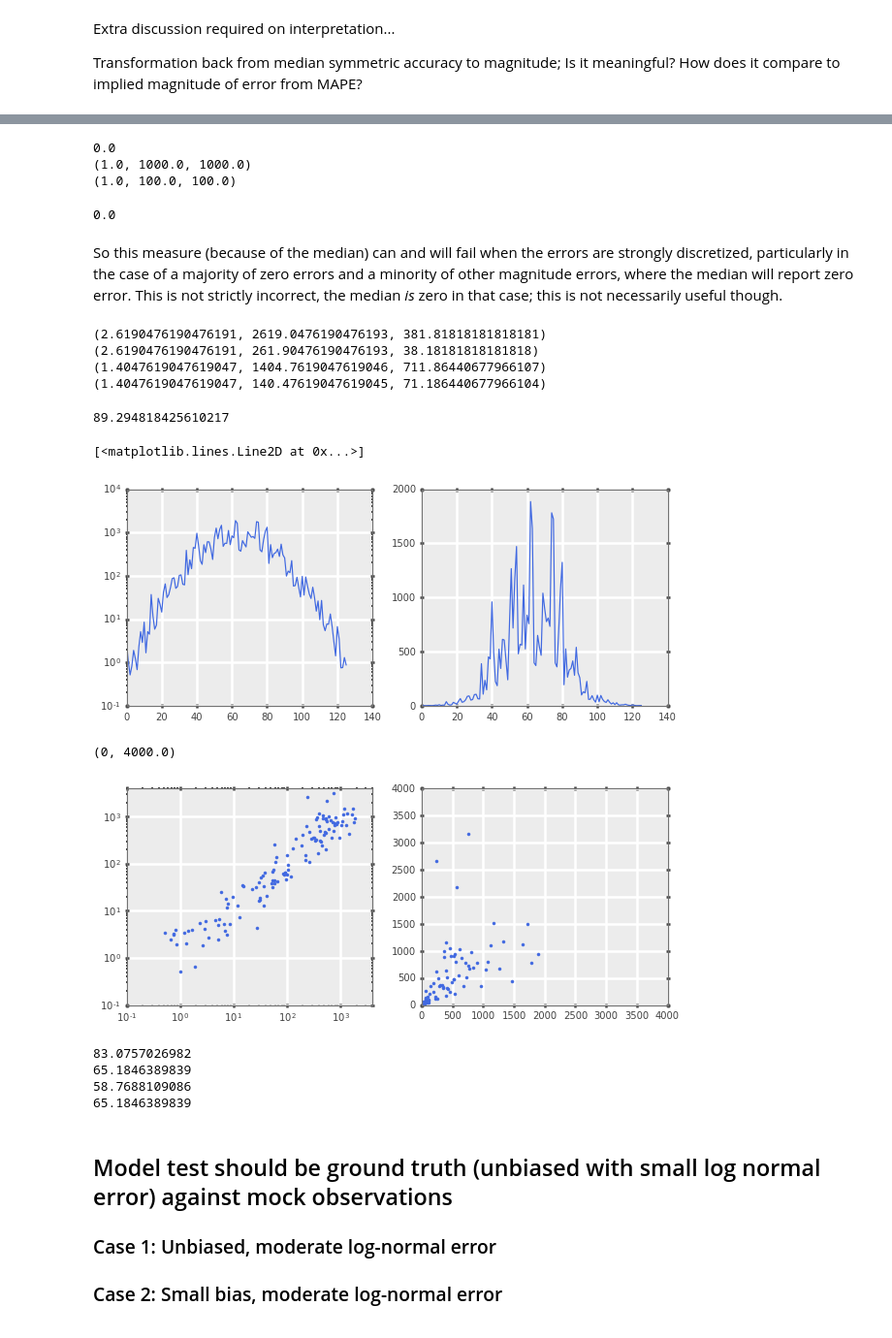
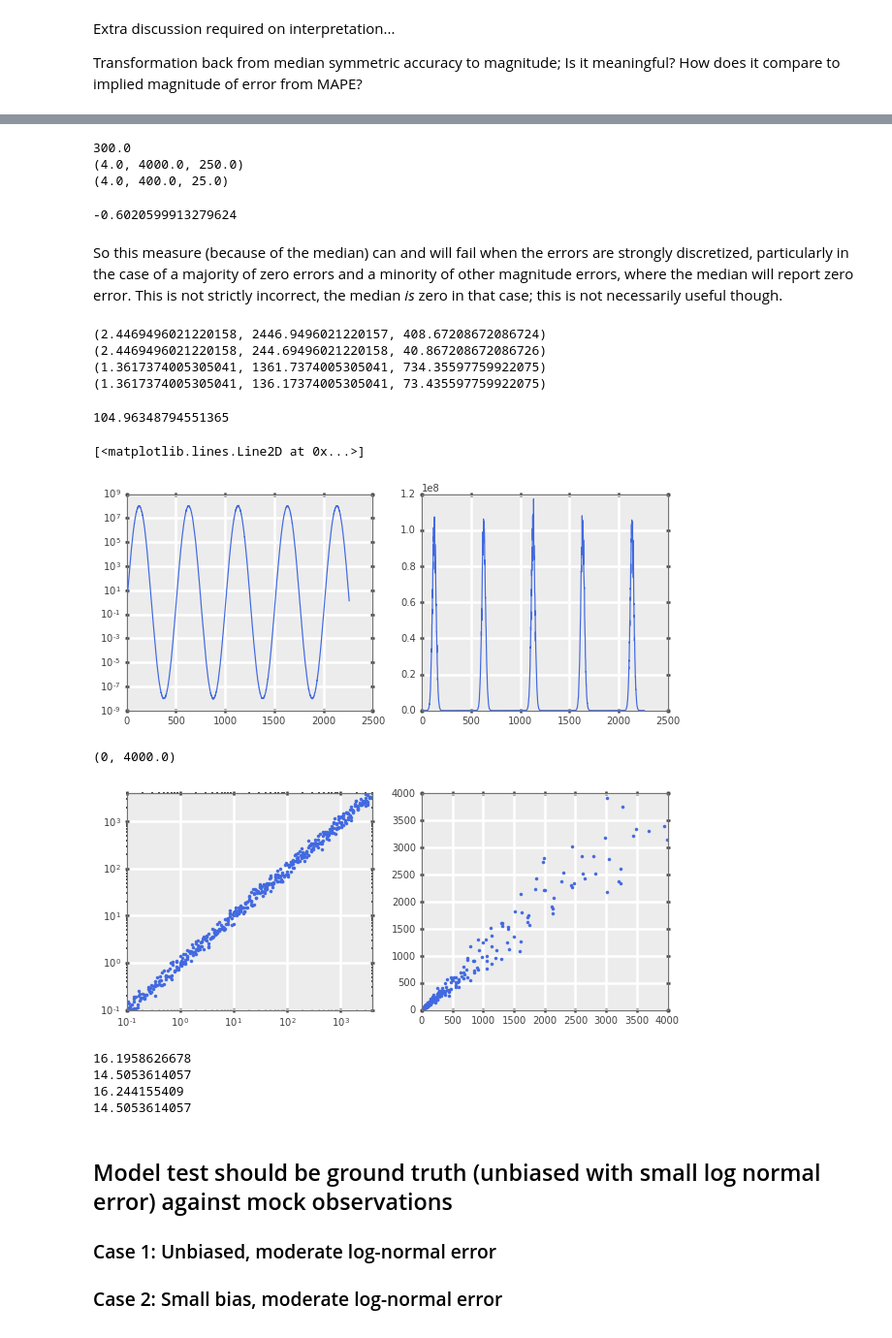
Before and after one commit to drsteve/Notebooks, a Jupyter notebook: MedianSymmetricAccuracyTests.ipynb, the cells around one changed output, grey strips where cells are left out. Shown at 97% size. Drawn from its saved outputs; the diff is of its cells as text; code cells hidden in the pictures.

```diff
--- a/MedianSymmetricAccuracyTests.ipynb
+++ b/MedianSymmetricAccuracyTests.ipynb
@@ -8,7 +9,7 @@ except:
 
 %matplotlib inline
 # %%
-series = 10**(3*np.sin(np.arange(0,np.pi,0.025)))
+series = 10**(8*np.sin(np.arange(0,9*np.pi,0.0125)))
 plt.plot(series)
 # %% [output]
 [<matplotlib.lines.Line2D at 0x...>]
@@ -350,10 +351,10 @@ print(magerror, 1e3*magerror, 1e3/magerror)
 print(magerror, 1e2*magerror, 1e2/magerror)
 np.median(np.log10(swn2/swn3))
 # %% [output]
-0.0
-(1.0, 1000.0, 1000.0)
-(1.0, 100.0, 100.0)
+300.0
+(4.0, 4000.0, 250.0)
+(4.0, 400.0, 25.0)
-0.0
+-0.6020599913279624
 # %% [markdown]
 So this measure (because of the median) can and will fail when the errors are strongly discretized, particularly in the case of a majority of zero errors and a minority of other magnitude errors, where the median will report zero error. This is not strictly incorrect, the median *is* zero in that case; this is not necessarily useful though.
 # %%
@@ -364,55 +365,55 @@ magerror = 1+MAPE(swn1, swn3)/100
 print(magerror, 1e3*magerror, 1e3/magerror)
 print(magerror, 1e2*magerror, 1e2/magerror)
 # %% [output]
-(2.6190476190476191, 2619.0476190476193, 381.81818181818181)
-(2.6190476190476191, 261.90476190476193, 38.18181818181818)
-(1.4047619047619047, 1404.7619047619046, 711.86440677966107)
-(1.4047619047619047, 140.47619047619045, 71.186440677966104)
+(2.4469496021220158, 2446.9496021220157, 408.67208672086724)
+(2.4469496021220158, 244.69496021220158, 40.867208672086726)
+(1.3617374005305041, 1361.7374005305041, 734.35597759922075)
+(1.3617374005305041, 136.17374005305041, 73.435597759922075)
 # %%
 100*(10**((np.abs(np.log10(swn2/swn3))).mean())-1)
 # %% [output]
-89.294818425610217
+104.96348794551365
 # %%
 #Multiplicative error model for log flux
 y=series
-bias, sigma = 0.0, 0.5 #bias defined as signed median log ratio, sigma is std.dev.
-bias2, sigma2 = 0.0, 0.6
+bias, sigma = 0.0, 0.05 #bias defined as signed median log ratio, sigma is std.dev.
+bias2, sigma2 = 0.0, 0.2
 eta = np.random.normal(size=len(y))
 yhat = y*np.exp(sigma*eta+bias)
 eta2 = np.random.normal(size=len(y)) #a second noisy series, a la comparing two satellites
-yhat2 = y*np.exp(sigma*eta2+bias)
+yhat2 = y*np.exp(sigma2*eta2+bias2)
 
 fig = plt.figure(figsize=(10,4))
 ax1 = fig.add_subplot(121)
 ax2 = fig.add_subplot(122)
 ax1.semilogy(yhat)
 ax2.plot(yhat)
 # %% [output]
 [<matplotlib.lines.Line2D at 0x...>]
-[figure, old version]
+[figure, new version]
 # %%
 fig = plt.figure(figsize=(10,4))
 ax1 = fig.add_subplot(121)
 ax2 = fig.add_subplot(122)
-ax1.loglog(yhat,yhat2,'.')
+ax1.loglog(series,yhat2,'.')
 ax1.set_xlim([1e-1,4e3])
 ax1.set_ylim([1e-1,4e3])
-ax2.plot(yhat, yhat2, '.')
+ax2.plot(series, yhat2, '.')
 ax2.set_xlim([0,4e3])
 ax2.set_ylim([0,4e3])
 # %% [output]
 (0, 4000.0)
-[figure, old version]
+[figure, new version]
 # %%
-print(MAPE(yhat, yhat2))
-print(MSA(yhat, yhat2))
-print(MAPE(yhat2, yhat))
-print(MSA(yhat2, yhat))
+print(MAPE(series, yhat2))
+print(MSA(series, yhat2))
+print(MAPE(yhat2, series))
+print(MSA(yhat2, series))
 # %% [output]
-83.0757026982
-65.1846389839
-58.7688109086
-65.1846389839
+16.1958626678
+14.5053614057
+16.244155409
+14.5053614057
 # %% [markdown]
 ## Model test should be ground truth (unbiased with small log normal error) against mock observations
 ### Case 1: Unbiased, moderate log-normal error
```
Also changed, not shown: parts of 32 cells of this notebook.
